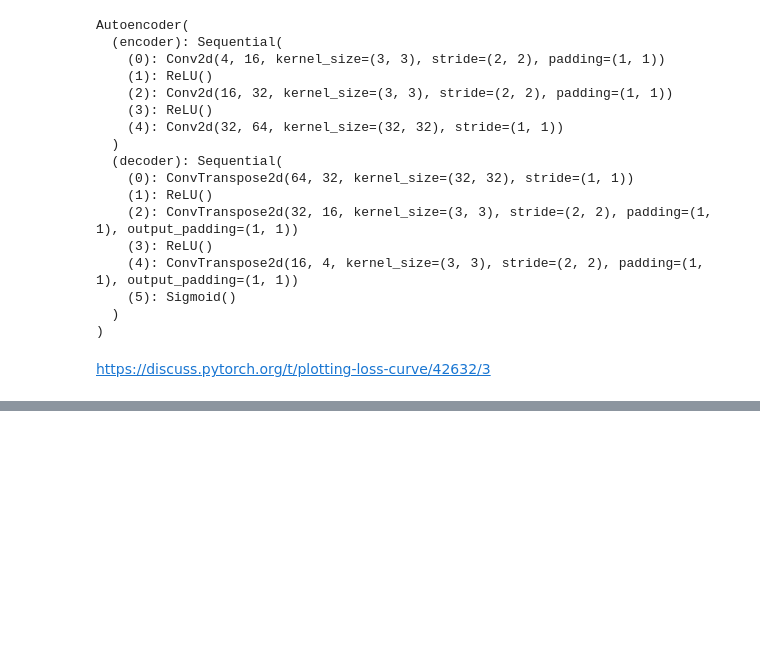
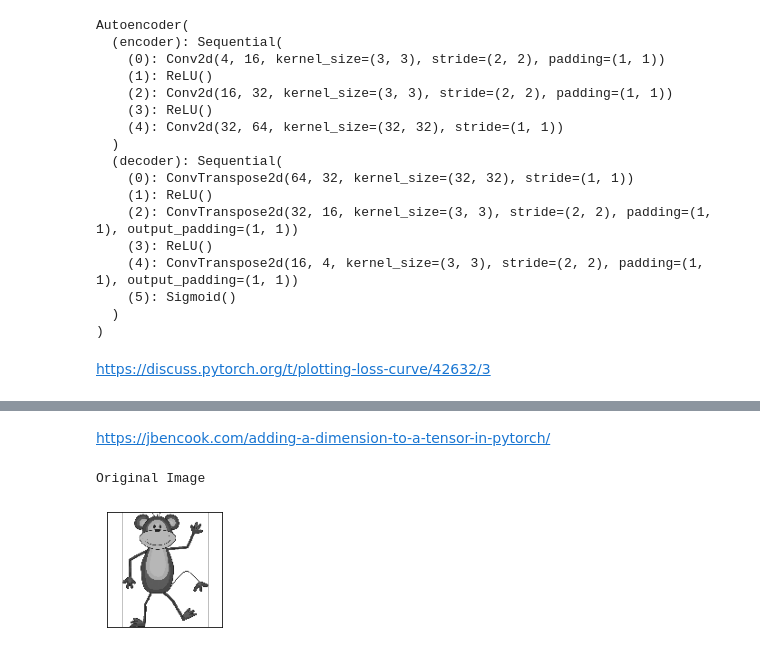
Before and after one commit to annguyen9461/2d-shape-retrieval, a Jupyter notebook: mag_conv_autoencoder.ipynb, the cells around one changed output, grey strips where cells are left out. Saved outputs shown, nothing was run; the diff lists cells and outputs as text; code cells hidden in the pictures; blank space fills up the shorter version.

Commit message:
add 1 dim to tensor

```diff
--- a/mag_conv_autoencoder.ipynb
+++ b/mag_conv_autoencoder.ipynb
@@ -528,15 +551,22 @@ Reconstructed Images
+# %% [markdown]
+https://jbencook.com/adding-a-dimension-to-a-tensor-in-pytorch/
 # %%
 from sklearn.neighbors import NearestNeighbors
 
 #Original Images
 print("Original Image")
 fig, axes = plt.subplots(nrows=0, ncols=1, sharex=True, sharey=True, figsize=(12,4))
 ax = fig.add_subplot(1, 5, idx+1, xticks=[], yticks=[])
 imshow(images[2])
 plt.show()
 
 query = images[2]
+query1 = torch.tensor(query)
+query2 = query1.unsqueeze(0)
 
-query_code = model.encoder(torch.tensor(query))
-encoder = model.encoder
-n_neigh = 5
+query_code = model.encoder(query2/255)
+# encoder = model.encoder
+# n_neigh = 5
+# %% [output]
+Original Image
+[figure, added]
```
Also changed, not shown: parts of 12 cells of this notebook.
